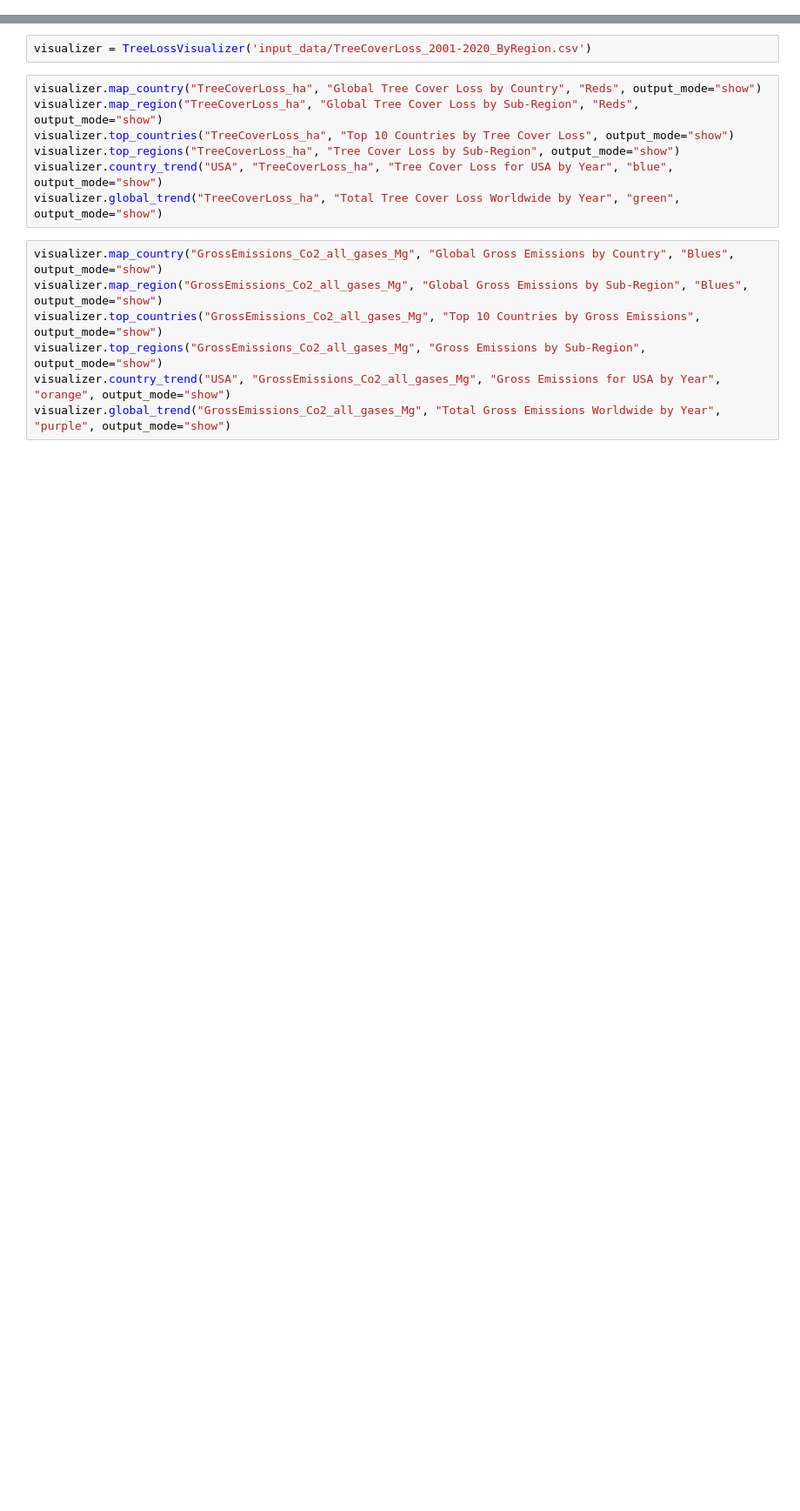
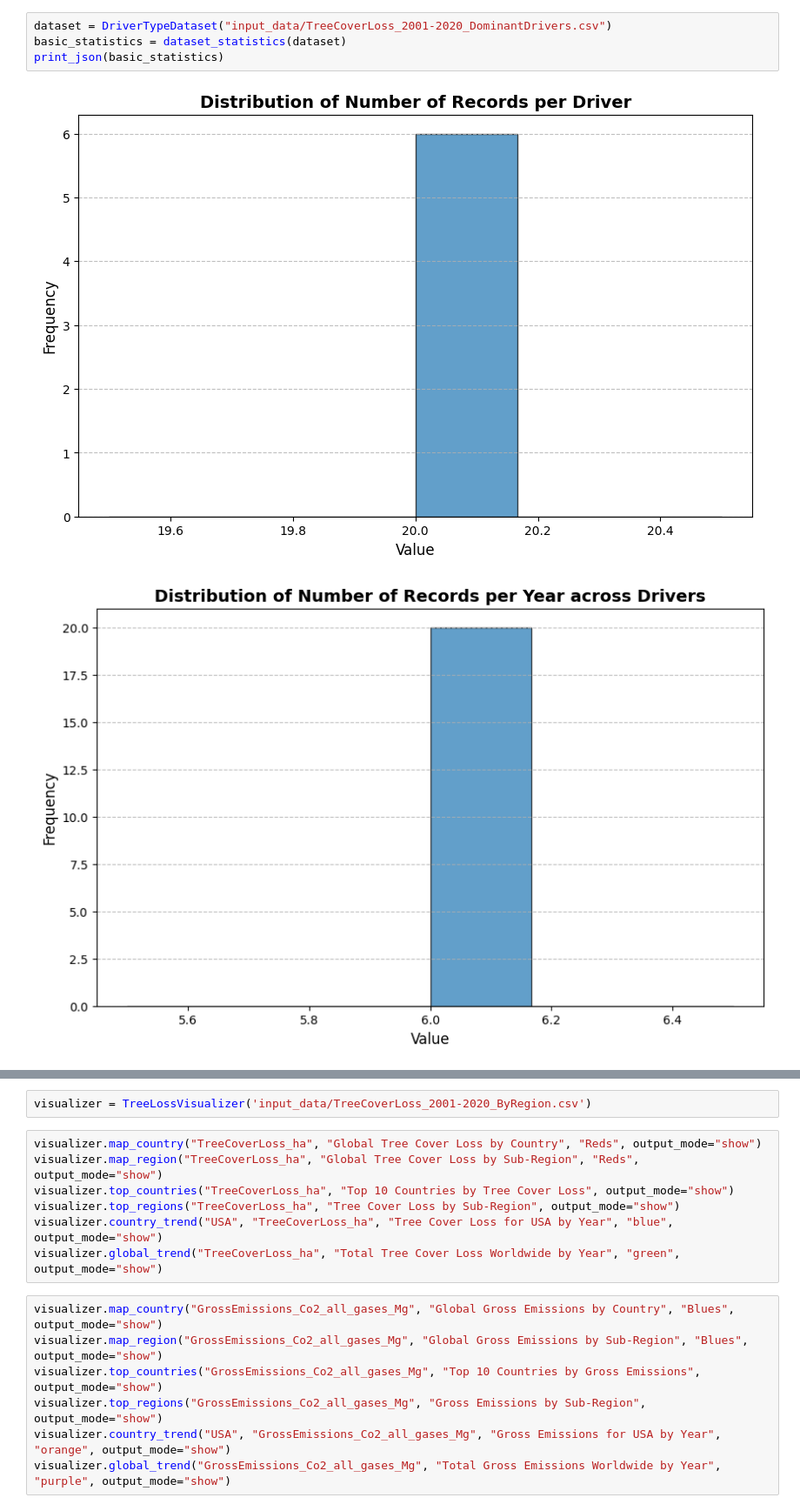
Before and after one commit to XinshuangL/TreeCoverageAnalysis, a Jupyter notebook: visualization.ipynb, the cells around one changed output, grey strips where cells are left out. Shown at 87% size. Cells and saved outputs as stored; diff of their text form; blank space fills up the shorter version.

```diff
--- a/visualization.ipynb
+++ b/visualization.ipynb
@@ -2,0 +193,7 @@ from visualizer import TreeLossVisualizer
+# %%
+dataset = DriverTypeDataset("input_data/TreeCoverLoss_2001-2020_DominantDrivers.csv")
+basic_statistics = dataset_statistics(dataset)
+print_json(basic_statistics)
+# %% [output]
+[figure, added]
+[figure, added]
```
Also changed, not shown: parts of 9 cells of this notebook, 4 other files.
